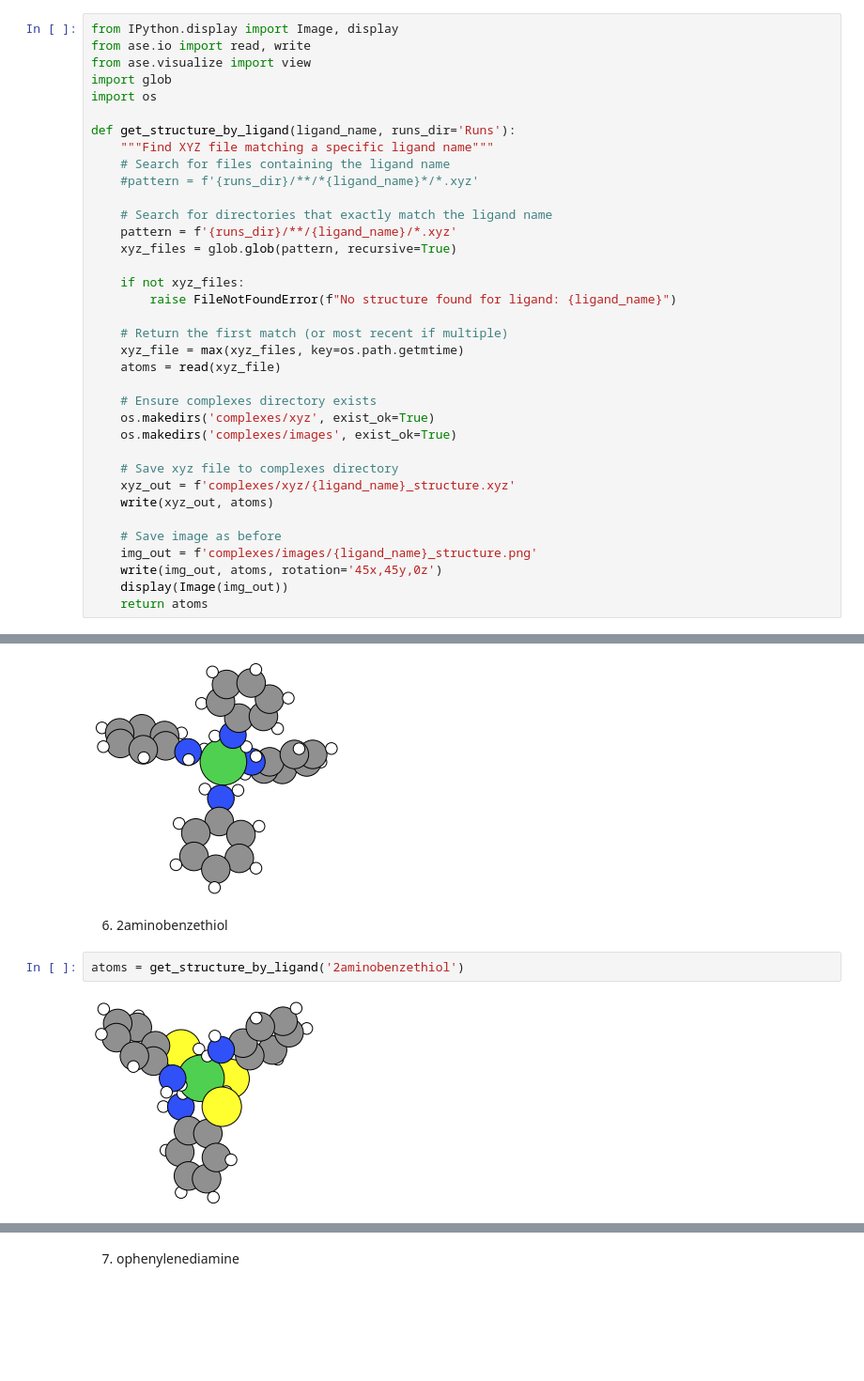
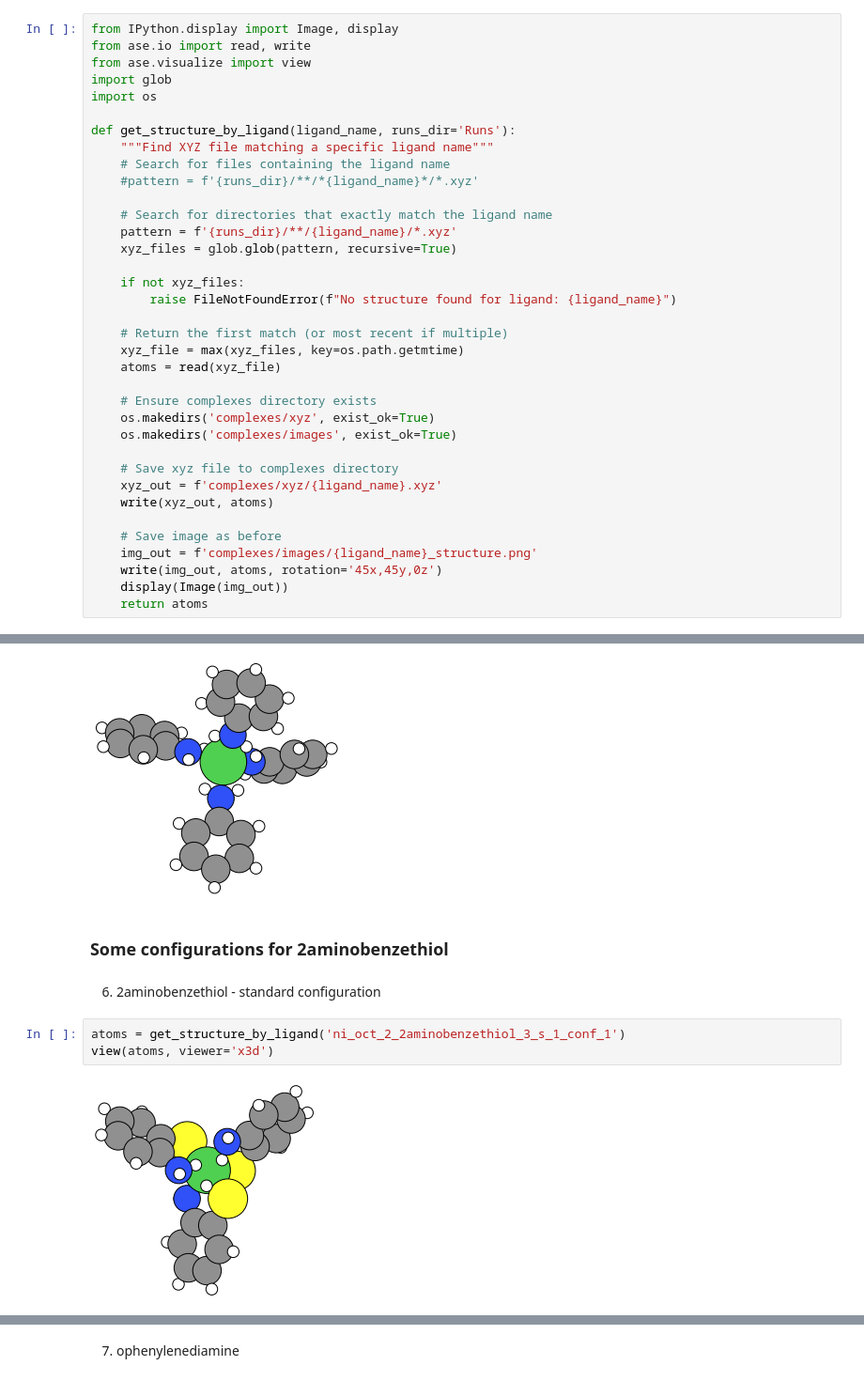
Before and after one commit to kareem-Abdelmaqsoud/HER-metal-complex-ligands, a Jupyter notebook: complexes.ipynb, the cells around one changed output, grey strips where cells are left out. Shown at 94% size. Cells and saved outputs as stored; diff of their text form; blank space fills up the shorter version.

Commit message:
Updated structures for 2-aminobenzethiol + H2

```diff
--- a/complexes.ipynb
+++ b/complexes.ipynb
@@ -126,7 +126,7 @@ def get_structure_by_ligand(ligand_name, runs_dir='Runs'):
     os.makedirs('complexes/images', exist_ok=True)
 
     # Save xyz file to complexes directory
-    xyz_out = f'complexes/xyz/{ligand_name}_structure.xyz'
+    xyz_out = f'complexes/xyz/{ligand_name}.xyz'
     write(xyz_out, atoms)
 
     # Save image as before
@@ -174,9 +174,12 @@ atoms = get_structure_by_ligand('triphenylmethanethiol')
 atoms = get_structure_by_ligand('aniline')
 # %% [output]
 [figure]
+# %% [markdown]
+### Some configurations for 2aminobenzethiol
 # %% [markdown]
-6. 2aminobenzethiol
+6. 2aminobenzethiol - standard configuration
 # %%
-atoms = get_structure_by_ligand('2aminobenzethiol')
+atoms = get_structure_by_ligand('ni_oct_2_2aminobenzethiol_3_s_1_conf_1')
+view(atoms, viewer='x3d')
 # %% [output]
-[figure, old version]
+[figure, new version]
```
Also changed, not shown: parts of 6 cells of this notebook, 56 other files.
